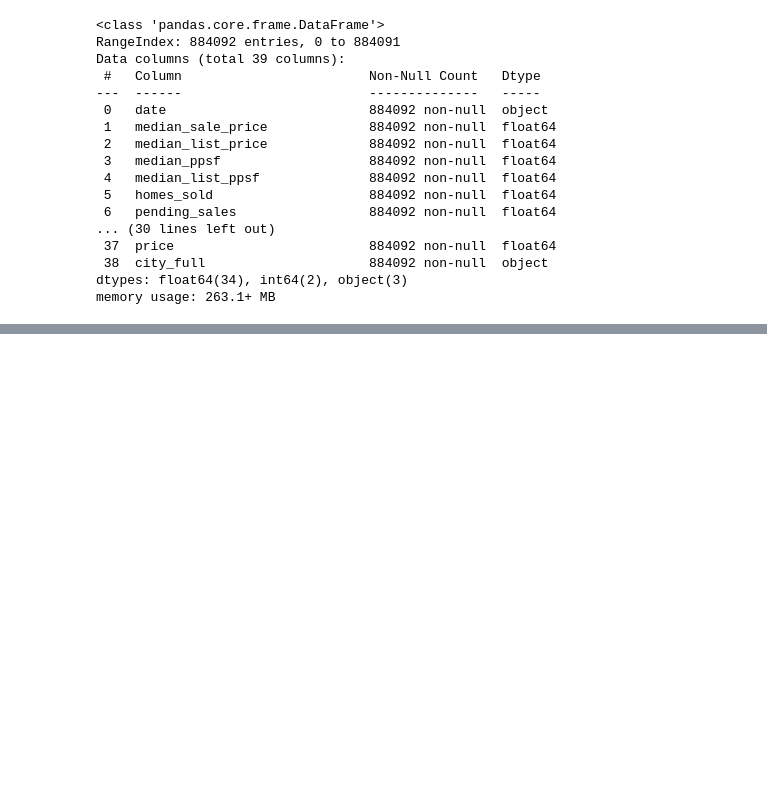
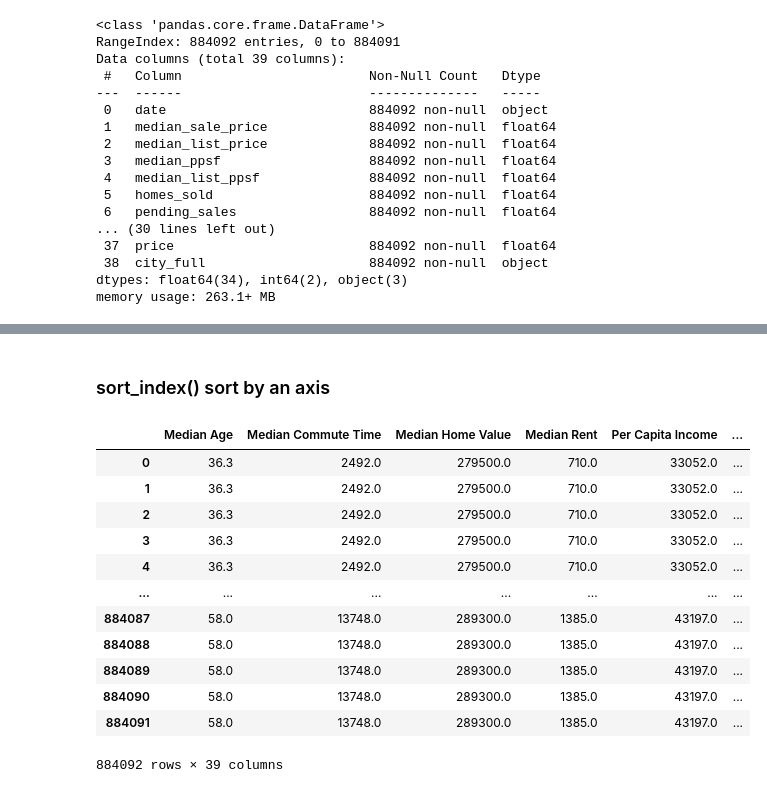
Before and after one commit to MusaBangash/scikitLearn, a Jupyter notebook: notebooks/01_eda.ipynb, the cells around one changed output, grey strips where cells are left out. Drawn from its saved outputs; the diff is of its cells as text; code cells hidden in the pictures; blank space fills up the shorter version.

```diff
--- a/notebooks/01_eda.ipynb
+++ b/notebooks/01_eda.ipynb
@@ -70,0 +143,19 @@ df.describe()
+# %% [markdown]
+### sort_index() sort by an axis
+# %%
+df.sort_index(axis=1)
+#df.sort_index(axis=1,ascending=False)
+# %% [output]
+|  | Median Age | Median Commute Time | Median Home Value | Median Rent | Per Capita Income | ... |
+| 0 | 36.3 | 2492.0 | 279500.0 | 710.0 | 33052.0 | ... |
+| 1 | 36.3 | 2492.0 | 279500.0 | 710.0 | 33052.0 | ... |
+| 2 | 36.3 | 2492.0 | 279500.0 | 710.0 | 33052.0 | ... |
+| 3 | 36.3 | 2492.0 | 279500.0 | 710.0 | 33052.0 | ... |
+| 4 | 36.3 | 2492.0 | 279500.0 | 710.0 | 33052.0 | ... |
+| ... | ... | ... | ... | ... | ... | ... |
+| 884087 | 58.0 | 13748.0 | 289300.0 | 1385.0 | 43197.0 | ... |
+| 884088 | 58.0 | 13748.0 | 289300.0 | 1385.0 | 43197.0 | ... |
+| 884089 | 58.0 | 13748.0 | 289300.0 | 1385.0 | 43197.0 | ... |
+| 884090 | 58.0 | 13748.0 | 289300.0 | 1385.0 | 43197.0 | ... |
+| 884091 | 58.0 | 13748.0 | 289300.0 | 1385.0 | 43197.0 | ... |
+884092 rows × 39 columns
```
Also changed, not shown: parts of 20 cells of this notebook.
